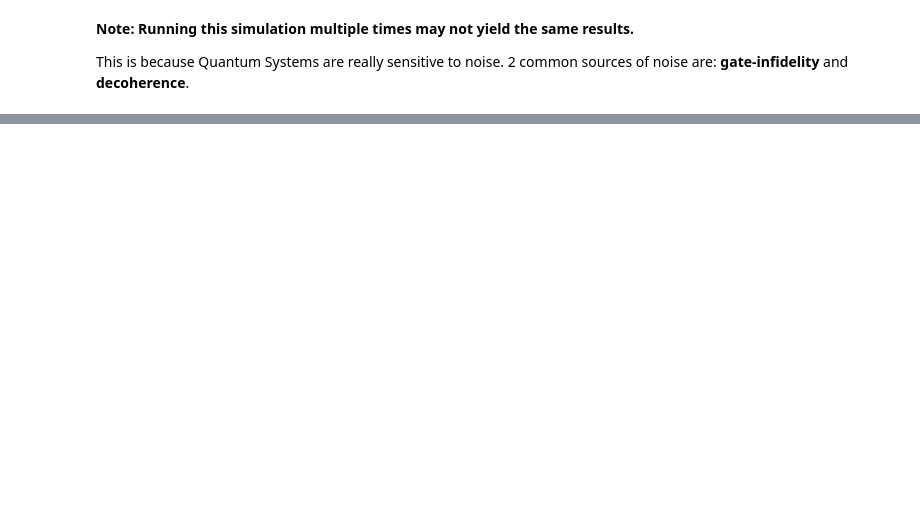
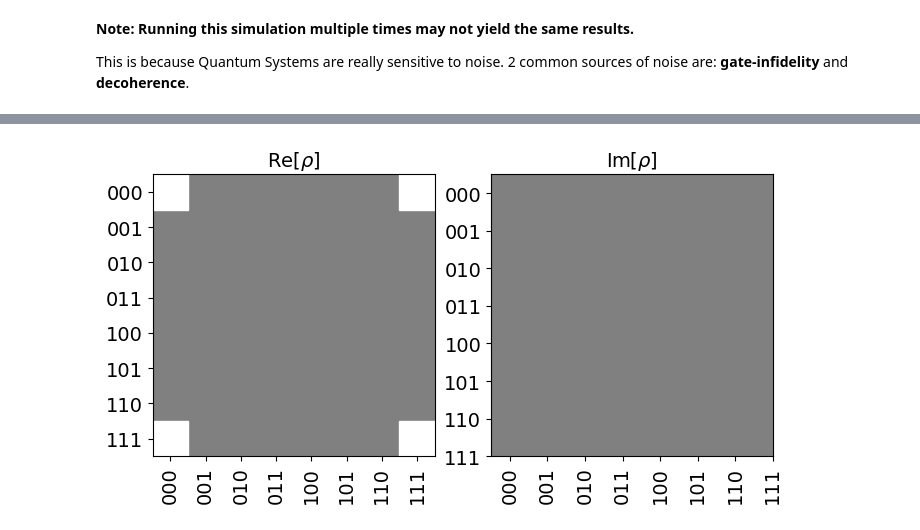
Before and after one commit to punitarani/quantum-ml, a Jupyter notebook: notebooks/1 Introduction.ipynb, the cells around one changed output, grey strips where cells are left out. Saved outputs shown, nothing was run; the diff lists cells and outputs as text; code cells hidden in the pictures; blank space fills up the shorter version.

```diff
--- a/notebooks/1 Introduction.ipynb
+++ b/notebooks/1 Introduction.ipynb
@@ -70,0 +116,5 @@ This is because Quantum Systems are really sensitive to noise.
+# %%
+# Draw the real and imaginary state density matrix
+state.draw('hinton')
+# %% [output]
+[figure, added]
```
Also changed, not shown: parts of 14 cells of this notebook.
